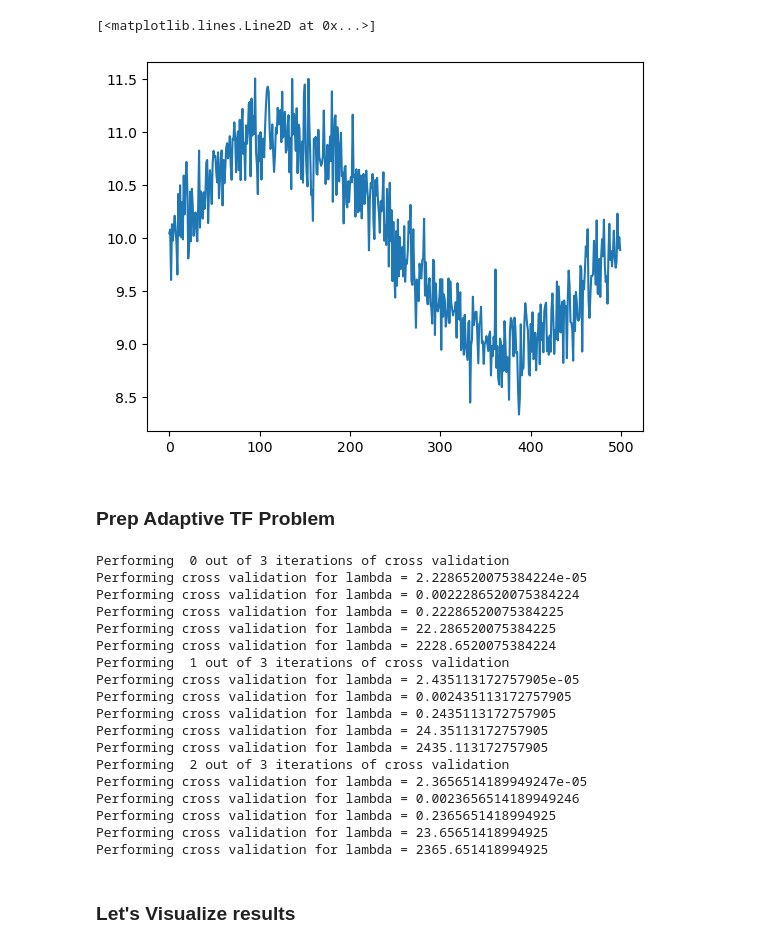
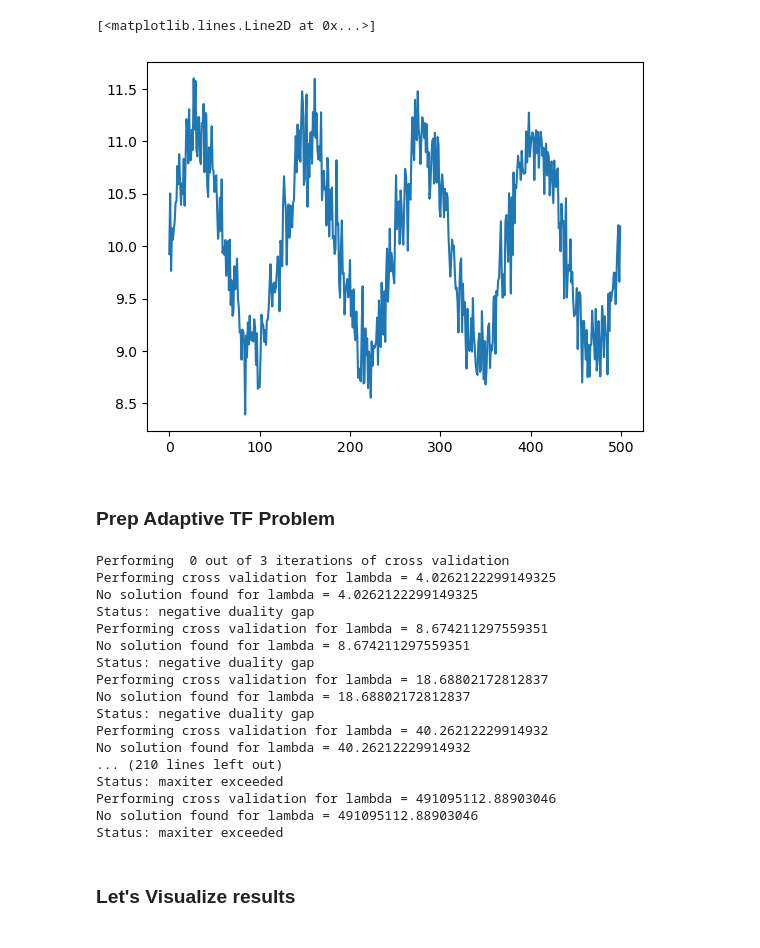
Before and after one commit to jasonbohne123/Adaptive_Signal_Estimation, a Jupyter notebook: trend_filtering/continous_tf.ipynb, the cells around one changed output. Drawn from its saved outputs; the diff is of its cells as text; code cells hidden in the pictures.

```diff
--- a/trend_filtering/continous_tf.ipynb
+++ b/trend_filtering/continous_tf.ipynb
@@ -10,12 +10,12 @@ from adaptive_tf import adaptive_tf
 from cv_tf import cross_validation
 from matrix_algorithms.difference_matrix import Difference_Matrix
 # %%
-noisy_signal =np.sin(np.linspace(0, 2 * np.pi, 500)) + np.random.normal(0, 0.25, 500)+10
+noisy_signal =np.sin(4*np.linspace(0, 2 * np.pi, 500)) + np.random.normal(0, 0.25, 500)+10
 
 plt.plot(noisy_signal)
 # %% [output]
 [<matplotlib.lines.Line2D at 0x...>]
-[figure, old version]
+[figure, new version]
 # %% [markdown]
 ### Prep Adaptive TF Problem
 # %%
@@ -23,24 +23,23 @@ D=Difference_Matrix(500,1)
 # %%
-best_lambda=cross_validation(noisy_signal.reshape(-1,1),D,cv_folds=5,cv_iterations=3)
+best_lambda=cross_validation(noisy_signal.reshape(-1,1),D,cv_folds=25,cv_iterations=3)
 # %% [output]
 Performing  0 out of 3 iterations of cross validation
-Performing cross validation for lambda = 2.2286520075384224e-05
-Performing cross validation for lambda = 0.0022286520075384224
-Performing cross validation for lambda = 0.22286520075384225
-Performing cross validation for lambda = 22.286520075384225
-Performing cross validation for lambda = 2228.6520075384224
-Performing  1 out of 3 iterations of cross validation
-Performing cross validation for lambda = 2.435113172757905e-05
-Performing cross validation for lambda = 0.002435113172757905
-Performing cross validation for lambda = 0.2435113172757905
-Performing cross validation for lambda = 24.35113172757905
-Performing cross validation for lambda = 2435.113172757905
-Performing  2 out of 3 iterations of cross validation
-Performing cross validation for lambda = 2.3656514189949247e-05
-Performing cross validation for lambda = 0.0023656514189949246
-Performing cross validation for lambda = 0.2365651418994925
-Performing cross validation for lambda = 23.65651418994925
-Performing cross validation for lambda = 2365.651418994925
+Performing cross validation for lambda = 4.0262122299149325
+No solution found for lambda = 4.0262122299149325
+Status: negative duality gap
+Performing cross validation for lambda = 8.674211297559351
+No solution found for lambda = 8.674211297559351
+Status: negative duality gap
+Performing cross validation for lambda = 18.68802172812837
+No solution found for lambda = 18.68802172812837
+Status: negative duality gap
+Performing cross validation for lambda = 40.26212229914932
+No solution found for lambda = 40.26212229914932
+... (210 lines left out)
+Status: maxiter exceeded
+Performing cross validation for lambda = 491095112.88903046
+No solution found for lambda = 491095112.88903046
+Status: maxiter exceeded
 # %%
 results=adaptive_tf(noisy_signal.reshape(-1,1),D,prior=best_lambda)
 # %% [markdown]
```
Also changed, not shown: parts of 9 cells of this notebook, 2 other files.
